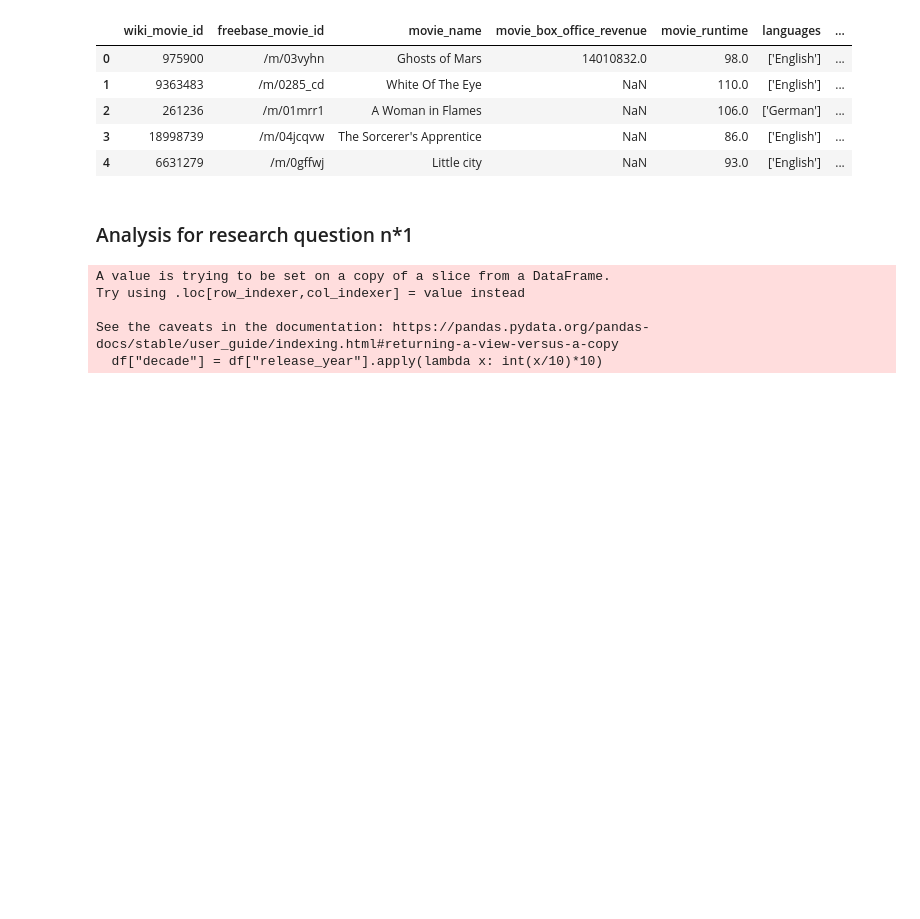
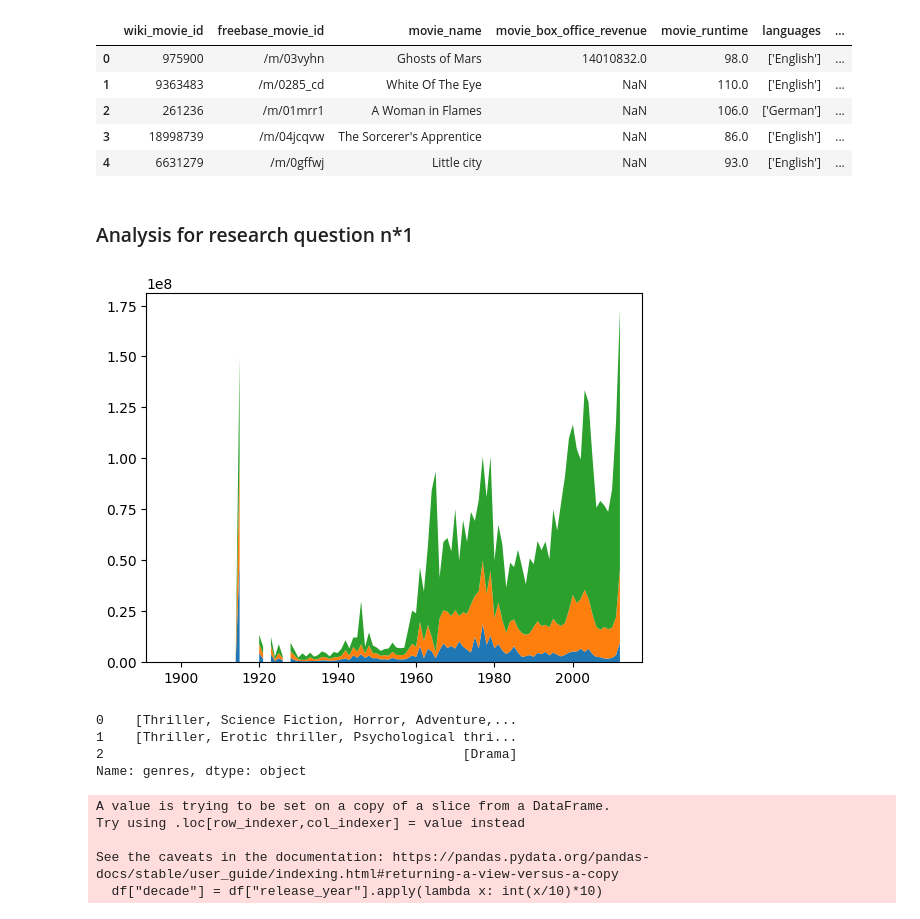
Before and after one commit to epfl-ada/ada-2022-project-r4d4r, a Jupyter notebook: R1.ipynb, the cells around one changed output. Drawn from its saved outputs; the diff is of its cells as text; code cells hidden in the pictures; blank space fills up the shorter version.

```diff
--- a/R1.ipynb
+++ b/R1.ipynb
@@ -23,6 +23,23 @@ df.head()
 # %%
 # We remove the movies with no release date since it will be impossible to include them in the time evolution (2619 movies removed)
 df_r1 = df[df["release_year"].notna()]
+# %%
+stats = df_r1[["release_year", "movie_box_office_revenue"]].groupby("release_year").describe()
+a = stats.movie_box_office_revenue["25%"]
+b = stats.movie_box_office_revenue["50%"]
+c = stats.movie_box_office_revenue["75%"]
+plt.stackplot(stats.index, a, b, c, labels=["25%", "50%", "75%"])
+plt.show()
+# %% [output]
+[figure, added]
+# %%
+df_test = df_r1[0:3][["movie_box_office_revenue", "genres"]]
+df_test[0:3]["genres"].apply(literal_eval).apply(lambda x: [i for i in x])
+# %% [output]
+0    [Thriller, Science Fiction, Horror, Adventure,...
+1    [Thriller, Erotic thriller, Psychological thri...
+2                                              [Drama]
+Name: genres, dtype: object
 # %%
 #### Runtime evolution
 # Cleaning runtime data
```
Also changed, not shown: parts of 1 cell of this notebook, 2 other files.
